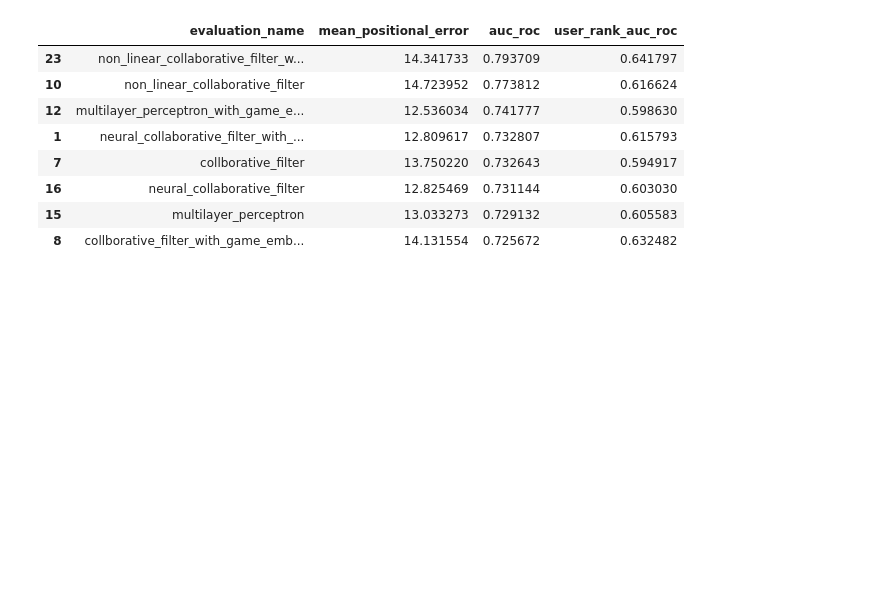
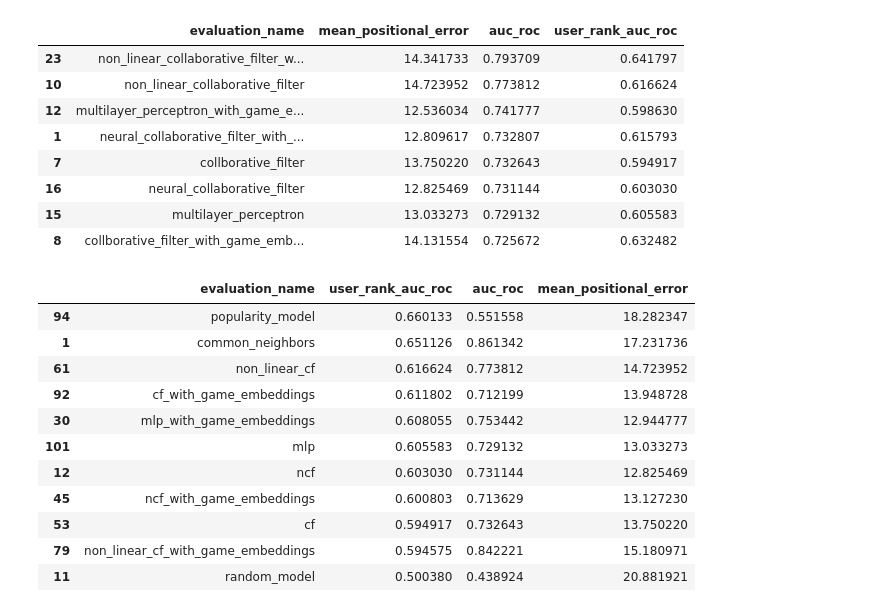
Before and after one commit to GitHubNoskcaj211/ml-projects-project, a Jupyter notebook: evaluation/vis_results.ipynb, the cells around one changed output. Drawn from its saved outputs; the diff is of its cells as text; code cells hidden in the pictures; blank space fills up the shorter version.

Commit message:
New model names.

```diff
--- a/evaluation/vis_results.ipynb
+++ b/evaluation/vis_results.ipynb
@@ -147,3 +143,21 @@ display(df.sort_values(by='auc_roc', ascending=False))
 | 16 | neural_collaborative_filter | 12.825469 | 0.731144 | 0.603030 |
 | 15 | multilayer_perceptron | 13.033273 | 0.729132 | 0.605583 |
 | 8 | collborative_filter_with_game_emb... | 14.131554 | 0.725672 | 0.632482 |
+# %%
+evaluation_names = {'test_random_model': 'random_model', 'test_popularity_model': 'popularity_model', 'test_common_neighbors': 'common_neighbors', 'evaluation_test_cf_low_weight_decay_increased_lr_best_model_bugfix': 'cf', 'evaluation_test_gcf_low_weight_decay_increased_lr_best_model_bugfix': 'non_linear_cf', 'evaluation_test_mlp_low_weight_decay_increased_lr_best_model_bugfix': 'mlp', 'evaluation_test_ncf_low_weight_decay_increased_lr_best_model_bugfix': 'ncf', 'evaluation_test_cf_embed_all_except_tags_genres_best_model_bugfix_clip_embeddings': 'cf_with_game_embeddings', 'evaluation_test_gcf_embed_all_except_tags_genres_best_model_bugfix_clip_embeddings': 'non_linear_cf_with_game_embeddings', 'evaluation_test_mlp_embed_all_except_tags_genres_best_model_bugfix_clip_embeddings': 'mlp_with_game_embeddings', 'evaluation_test_ncf_embed_all_except_tags_genres_best_model_bugfix_clip_embeddings': 'ncf_with_game_embeddings'}
+df = results.loc[results['evaluation_name'].isin(evaluation_names), ['evaluation_name', 'user_rank_auc_roc', 'auc_roc', 'mean_positional_error']].copy()
+df['evaluation_name'] = df['evaluation_name'].map(evaluation_names)
+display(df.sort_values(by='user_rank_auc_roc', ascending=False))
+# %% [output]
+|  | evaluation_name | user_rank_auc_roc | auc_roc | mean_positional_error |
+| 94 | popularity_model | 0.660133 | 0.551558 | 18.282347 |
+| 1 | common_neighbors | 0.651126 | 0.861342 | 17.231736 |
+| 61 | non_linear_cf | 0.616624 | 0.773812 | 14.723952 |
+| 92 | cf_with_game_embeddings | 0.611802 | 0.712199 | 13.948728 |
+| 30 | mlp_with_game_embeddings | 0.608055 | 0.753442 | 12.944777 |
+| 101 | mlp | 0.605583 | 0.729132 | 13.033273 |
+| 12 | ncf | 0.603030 | 0.731144 | 12.825469 |
+| 45 | ncf_with_game_embeddings | 0.600803 | 0.713629 | 13.127230 |
+| 53 | cf | 0.594917 | 0.732643 | 13.750220 |
+| 79 | non_linear_cf_with_game_embeddings | 0.594575 | 0.842221 | 15.180971 |
+| 11 | random_model | 0.500380 | 0.438924 | 20.881921 |
```
Also changed, not shown: parts of 5 cells of this notebook.
